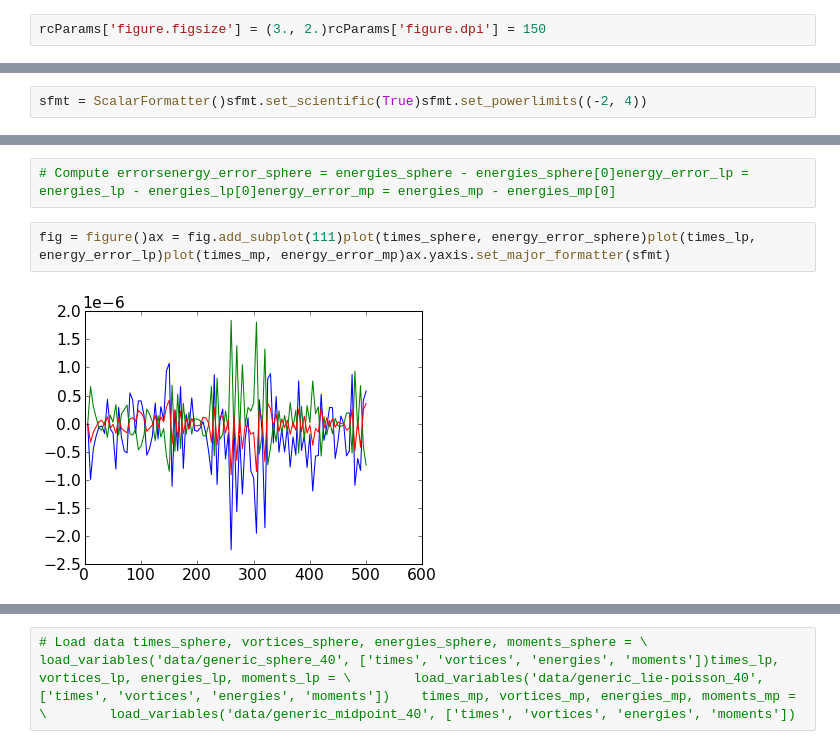
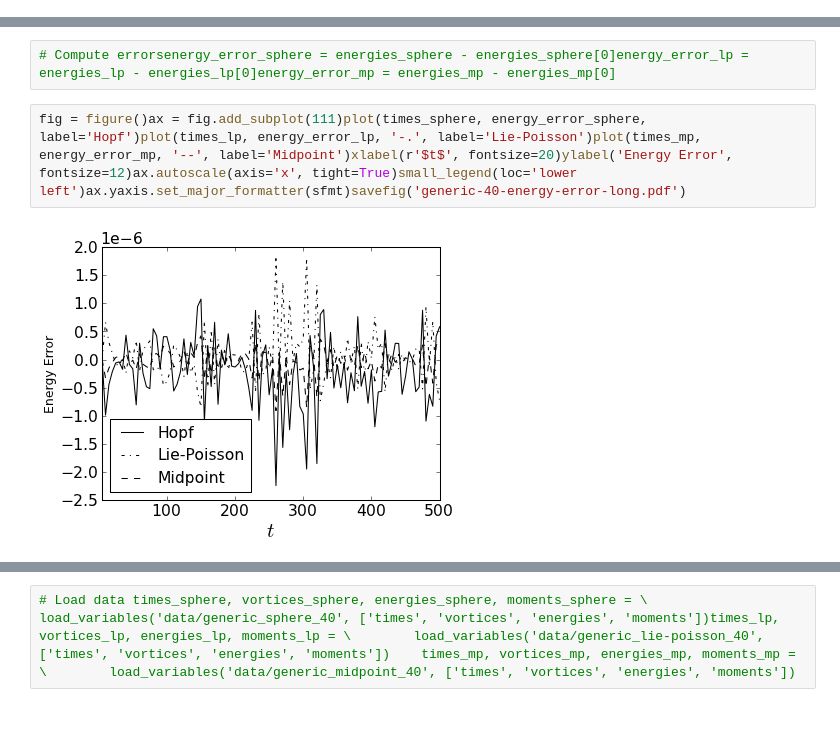
Before and after one commit to jvkersch/hopf-vortices, a Jupyter notebook: simulations/generic/Generic simulation.ipynb, the cells around one changed output, grey strips where cells are left out. Drawn from its saved outputs; the diff is of its cells as text; blank space fills up the shorter version.

```diff
--- a/simulations/generic/Generic simulation.ipynb
+++ b/simulations/generic/Generic simulation.ipynb
@@ -3,2 +0,0 @@ from hopf.util.matlab_io import load_variables
-# %%
-rcParams['figure.figsize'] = (3., 2.)rcParams['figure.dpi'] = 150
@@ -9,2 +4,0 @@ from matplotlib.ticker import MaxNLocator, FormatStrFormatter, ScalarFormatter
-# %%
-sfmt = ScalarFormatter()sfmt.set_scientific(True)sfmt.set_powerlimits((-2, 4))
@@ -19,6 +15,6 @@ vortices_sphere.shape
 # %%
 # Compute errorsenergy_error_sphere = energies_sphere - energies_sphere[0]energy_error_lp = energies_lp - energies_lp[0]energy_error_mp = energies_mp - energies_mp[0]
 # %%
-fig = figure()ax = fig.add_subplot(111)plot(times_sphere, energy_error_sphere)plot(times_lp, energy_error_lp)plot(times_mp, energy_error_mp)ax.yaxis.set_major_formatter(sfmt)
+fig = figure()ax = fig.add_subplot(111)plot(times_sphere, energy_error_sphere, label='Hopf')plot(times_lp, energy_error_lp, '-.', label='Lie-Poisson')plot(times_mp, energy_error_mp, '--', label='Midpoint')xlabel(r'$t$', fontsize=20)ylabel('Energy Error', fontsize=12)ax.autoscale(axis='x', tight=True)small_legend(loc='lower left')ax.yaxis.set_major_formatter(sfmt)savefig('generic-40-energy-error-long.pdf')
 # %% [output]
-[figure, old version]
+[figure, new version]
```
Also changed, not shown: parts of 28 cells of this notebook, 8 other files.
